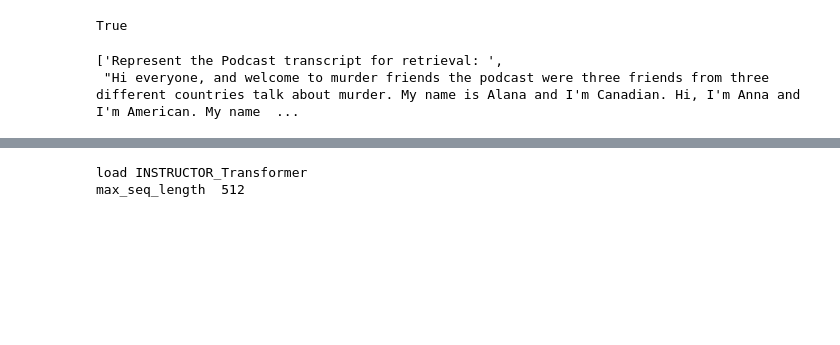
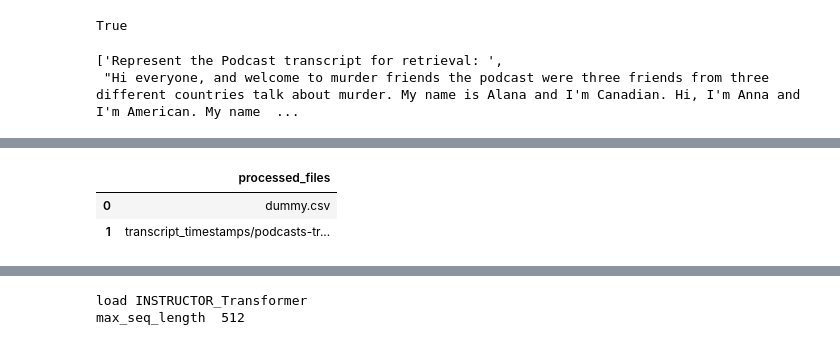
Before and after one commit to CSP-SumarAI/SumarAI, a Jupyter notebook: notebooks/datasetToEmbeddings-Oskari.ipynb, the cells around one changed output, grey strips where cells are left out. Saved outputs shown, nothing was run; the diff lists cells and outputs as text; code cells hidden in the pictures; blank space fills up the shorter version.

```diff
--- a/notebooks/datasetToEmbeddings-Oskari.ipynb
+++ b/notebooks/datasetToEmbeddings-Oskari.ipynb
@@ -131,16 +132,21 @@ collection.add(
 # %%
 import boto3
 import pandas as pd
-print(os.environ)
 #my_session = boto3.Session(region_name='eu-central-1', profile_name='my-admin-profile')
 client = boto3.client('s3')
 files = client.list_objects(Bucket='sumar-ai')['Contents']
-filenames = [f['Key'] for f in files][1:4]
-filenames = ['dummy.csv']
-processed_files_df = pd.DataFrame({"processed_files" : filenames})
-#processed_files_df.loc[processed_files_df.index.max() + 1] = "test"
+filenames = [f['Key'] for f in files][2]
+#filenames = ['dummy.csv']
+#processed_files_df = pd.DataFrame({"processed_files" : filenames})
+processed_files_df = read_from_s3('processed_files_timestamps', 'metadata')
+processed_files_df.loc[processed_files_df.index.max() + 1] = filenames
 #processed_files_df
 write_to_s3(processed_files_df, 'processed_files_timestamps', 'metadata')
+processed_files_df
+# %% [output]
+|  | processed_files |
+| 0 | dummy.csv |
+| 1 | transcript_timestamps/podcasts-tr... |
 # %%
 processed_files_df = read_from_s3('processed_files_timestamps', 'metadata')
 processed_files_list = list(processed_files_df.processed_files)
```
Also changed, not shown: parts of 6 cells of this notebook, 1 other file.
